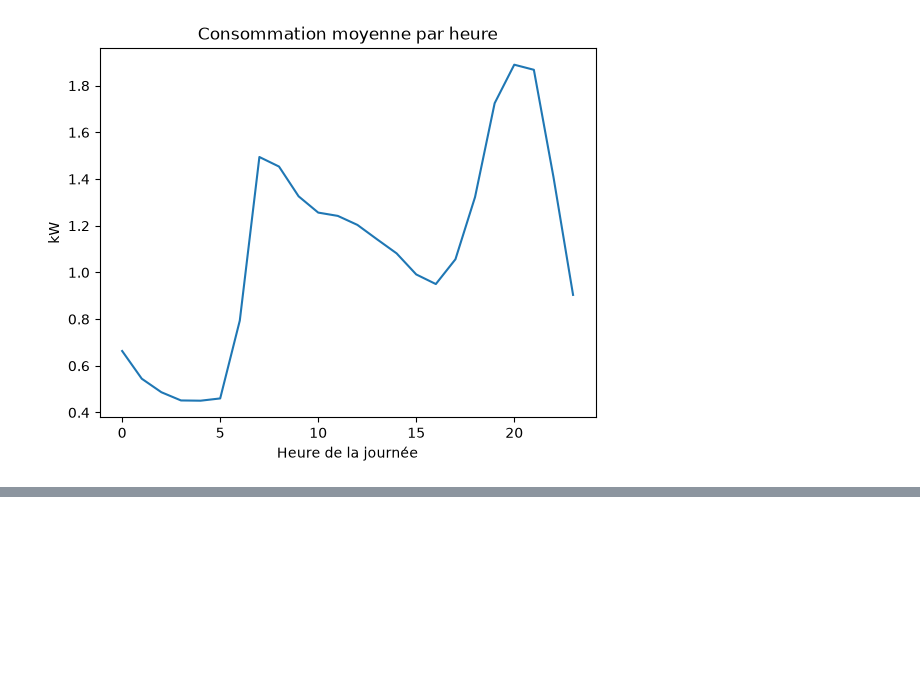
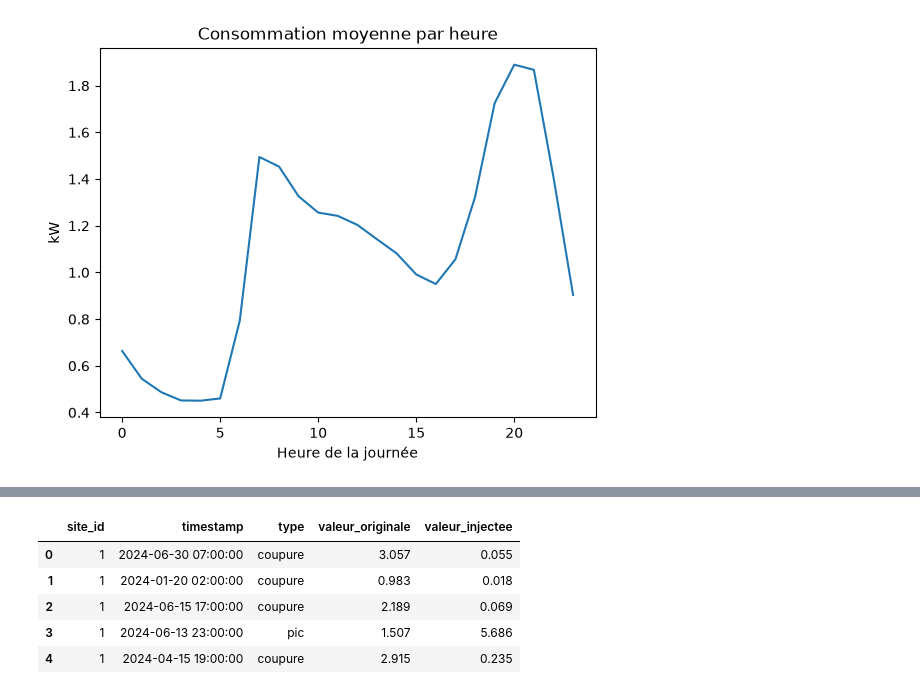
Before and after one commit to SylnavyVcode/gestion_intelligente_de_l_energie, a Jupyter notebook: notebooks/01_exploration.ipynb, the cells around one changed output, grey strips where cells are left out. Drawn from its saved outputs; the diff is of its cells as text; code cells hidden in the pictures; blank space fills up the shorter version.

```diff
--- a/notebooks/01_exploration.ipynb
+++ b/notebooks/01_exploration.ipynb
@@ -261,0 +269,10 @@ plt.show()
+# %%
+df_anomalie = pd.read_csv("../data/anomalies_verite_terrain.csv", low_memory=False)
+df_anomalie.head()
+# %% [output]
+|  | site_id | timestamp | type | valeur_originale | valeur_injectee |
+| 0 | 1 | 2024-06-30 07:00:00 | coupure | 3.057 | 0.055 |
+| 1 | 1 | 2024-01-20 02:00:00 | coupure | 0.983 | 0.018 |
+| 2 | 1 | 2024-06-15 17:00:00 | coupure | 2.189 | 0.069 |
+| 3 | 1 | 2024-06-13 23:00:00 | pic | 1.507 | 5.686 |
+| 4 | 1 | 2024-04-15 19:00:00 | coupure | 2.915 | 0.235 |
```
Also changed, not shown: parts of 3 cells of this notebook, 1 other file.
